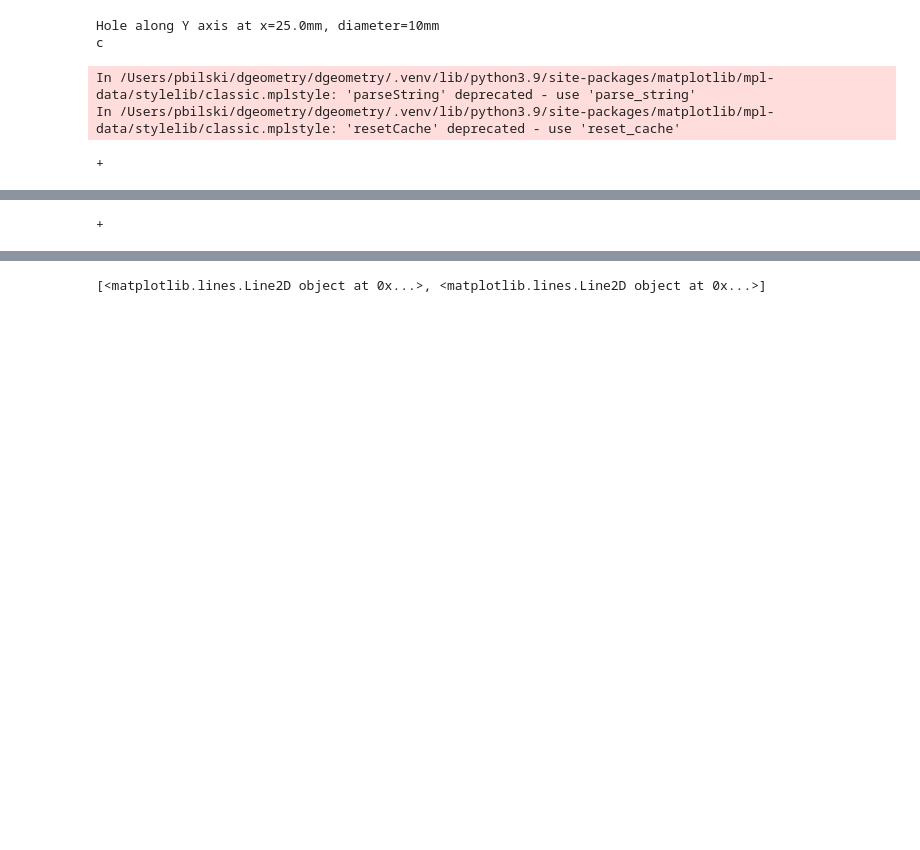
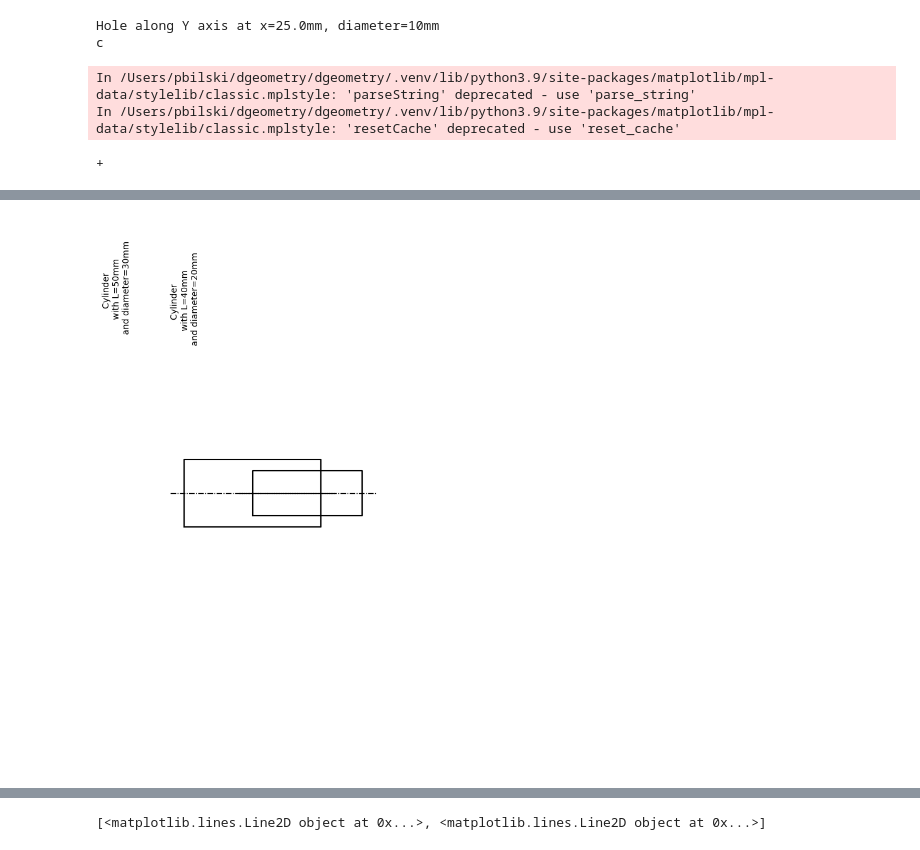
Before and after one commit to bogumilchilinski/dgeometry, a Jupyter notebook: cases/models/test.ipynb, the cells around one changed output, grey strips where cells are left out. Drawn from its saved outputs; the diff is of its cells as text; code cells hidden in the pictures; blank space fills up the shorter version.

```diff
--- a/cases/models/test.ipynb
+++ b/cases/models/test.ipynb
@@ -219,4 +218,5 @@ midpoint_x = cyl1.origin + cyl1.height / 2
 
 part_v2 = ComposedPart(cyl1).add(cyl2, position=(midpoint_x, 0, 0), rotation=(0, 90, 0))
 part_v2.show_model(port=3939)
+part_v2.preview()
 # %% [output]
@@ -225 +227 @@ In /Users/pbilski/dgeometry/dgeometry/.venv/lib/python3.9/site-packages/matplotl
-+
+[figure, added]
```
Also changed, not shown: parts of 5 cells of this notebook, 1 other file.
